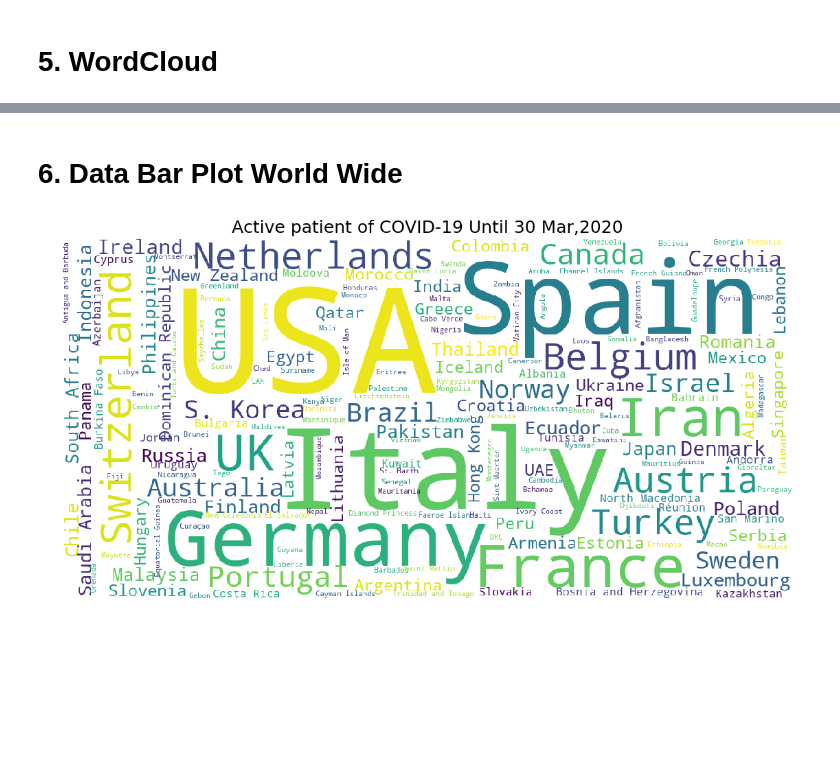
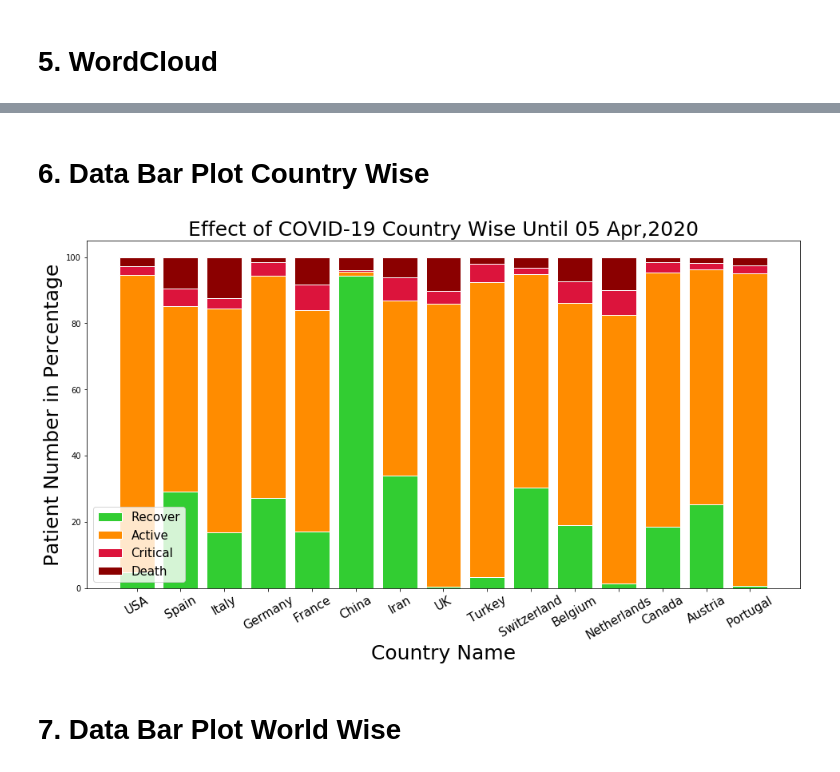
Before and after one commit to Mazhar004/python-data-visualization, a Jupyter notebook: Corona Affected Country/Corona statistics.ipynb, the cells around one changed output, grey strips where cells are left out. Drawn from its saved outputs; the diff is of its cells as text; code cells hidden in the pictures; blank space fills up the shorter version.

```diff
--- a/Corona Affected Country/Corona statistics.ipynb
+++ b/Corona Affected Country/Corona statistics.ipynb
@@ -143,3 +131,39 @@ def show_wordcloud(main_data, save=True):
 # %% [markdown]
-# 6. Data Bar Plot World Wide
+# 6. Data Bar Plot Country Wise
+# %%
+def data_plot(main_data, row=10, save=True):
+    fig = plt.figure(figsize=(16, 8))
+    ax = fig.add_subplot(111)
+
+    new_data = main_data.sort_values(by=['total_case'], ascending=False)[:row]
+
+    plt.bar(new_data.index.values, new_data.c_recover,
+            color='limegreen', edgecolor='white', label='Recover')
+    plt.bar(new_data.index.values, new_data.c_active, bottom=new_data.c_recover,
+            color='darkorange', edgecolor='white', label='Active')
+    plt.bar(new_data.index.values, new_data.c_critical, bottom=new_data.c_recover +
+            new_data.c_active, color='crimson', edgecolor='white', label='Critical')
+    plt.bar(new_data.index.values, new_data.c_death, bottom=new_data.c_recover +
+            new_data.c_active+new_data.c_critical, color='darkred', edgecolor='white', label='Death')
+
+    plt.xlabel("Country Name", fontsize=25)
+    plt.ylabel('Patient Number in Percentage', fontsize=25)
+    plt.title('Effect of COVID-19 Country Wise Until ' +
+              new_data.Date[0], fontsize=25)
+
+    ax.set_yticklabels([0, 20, 40, 60, 80, 100])
+    xtickNames = ax.set_xticklabels(new_data.index.values)
+
+    ax.legend(fontsize=15, loc='lower left')
+
+    plt.setp(xtickNames, rotation=30, fontsize=15)
+    if save:
+        plt.savefig('Image/Corona.png')
+    plt.show()
+# %%
+data_plot(df, 15)
+# %% [output]
+[figure, added]
+# %% [markdown]
+# 7. Data Bar Plot World Wise
 # %%
@@ -173,9 +208,3 @@ def data_stat(main_data, index=1, save=True):
         plt.savefig('Image/'+' Corona '+label+'.png')
 
     plt.show()
-# %%
-df = data_extract()
-df_process = data_process(df)
-show_wordcloud(df_process)
-# %% [output]
-[figure, removed]
```
Also changed, not shown: parts of 19 cells of this notebook, 9 other files.
